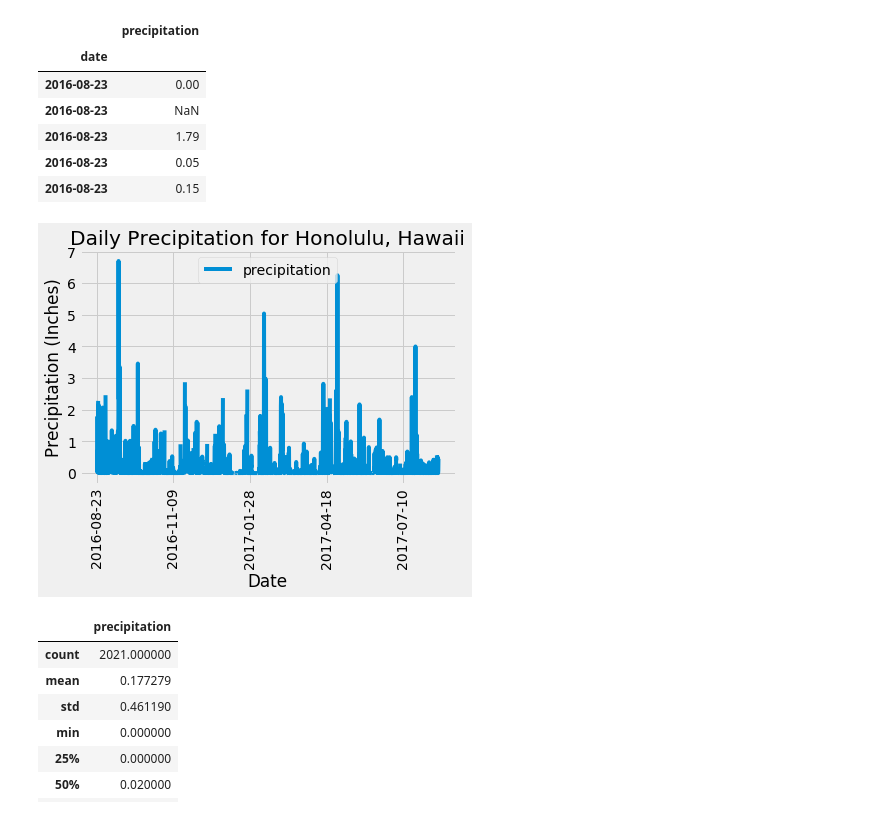
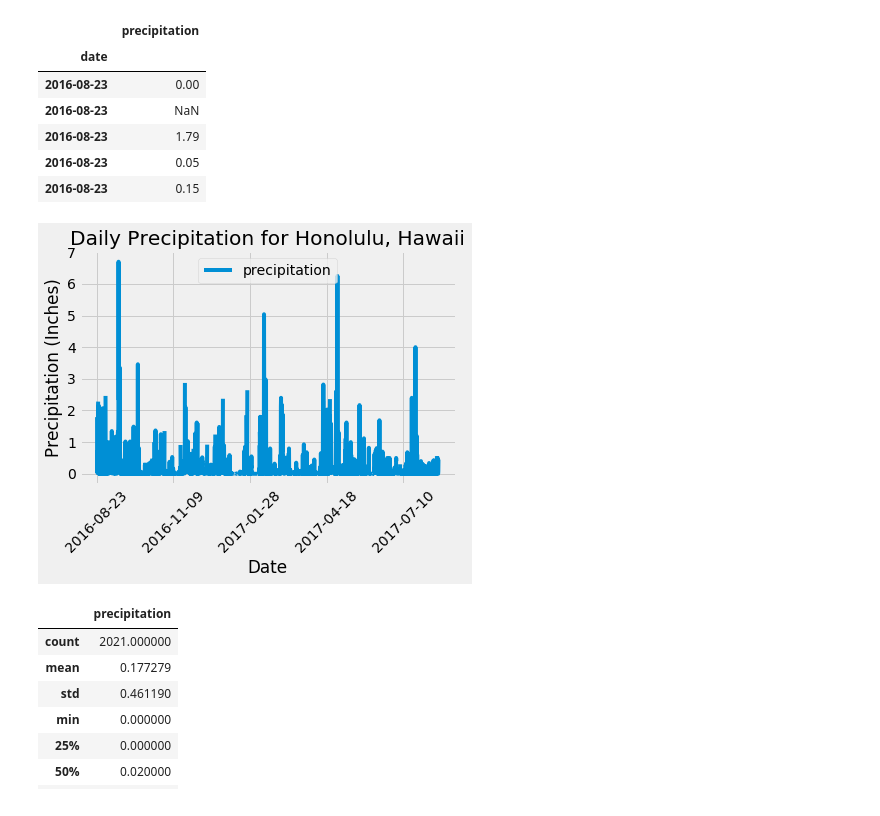
Before and after one commit to MichRisu/sqlalchemy-challenge, a Jupyter notebook: climate_starter.ipynb, the cells around one changed output. Drawn from its saved outputs; the diff is of its cells as text; code cells hidden in the pictures.

```diff
--- a/climate_starter.ipynb
+++ b/climate_starter.ipynb
@@ -113,13 +104,13 @@ df_last_year.head()
 | 2016-08-23 | 0.15 |
 # %%
 # Use Pandas Plotting with Matplotlib to plot the data
-ax = df_last_year.plot(rot=90)
+ax = df_last_year.plot(rot=45)
 ax.set(xlabel="Date",
       ylabel="Precipitation (Inches)",
       title="Daily Precipitation for Honolulu, Hawaii");
 plt.savefig("Daily Precipitation.png")
 # %% [output]
-[figure, old version]
+[figure, new version]
 # %%
 # Use Pandas to calculate the summary statistics for the precipitation data
 df_last_year.describe()
```
Also changed, not shown: parts of 27 cells of this notebook, 2 other files.
